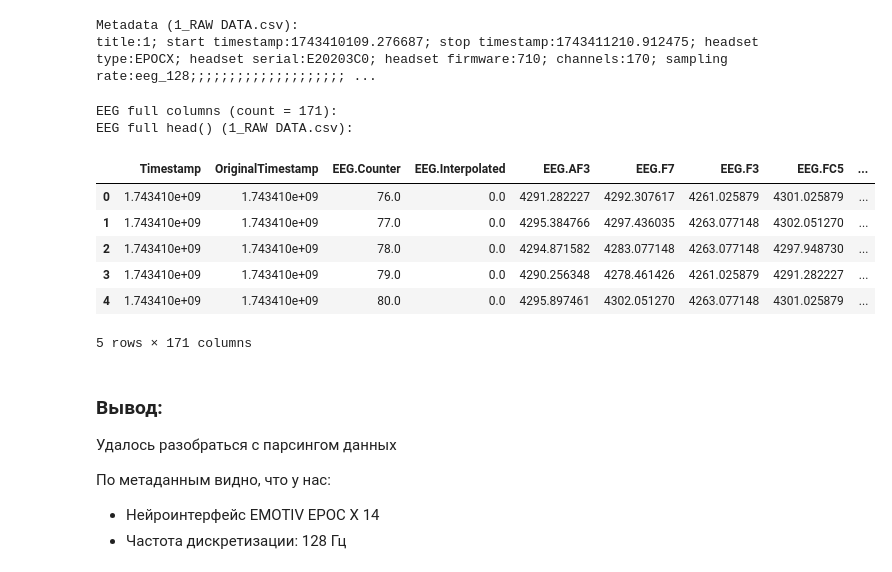
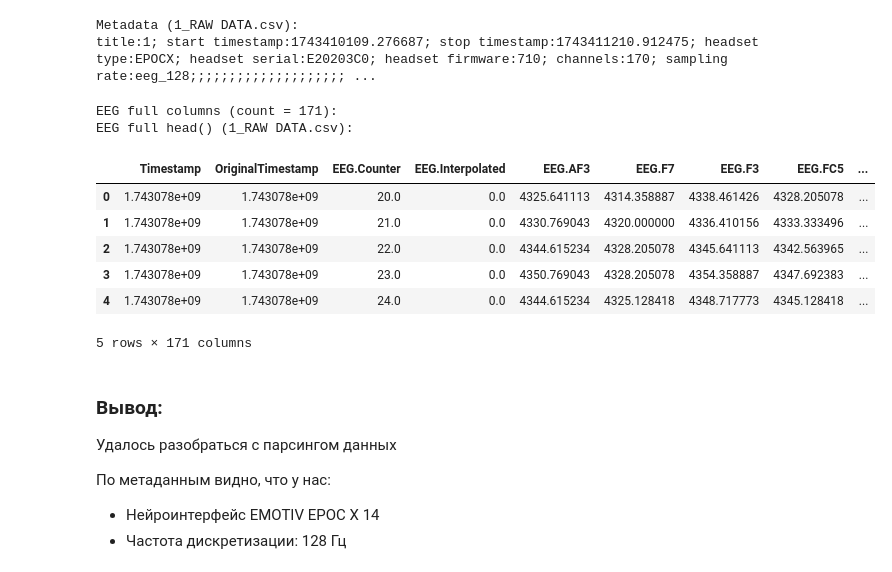
Before and after one commit to GribanovDS/EEG-EMOTIV---Data-Analysis, a Jupyter notebook: EEG_Emotiv_Data_Analysis.ipynb, the cells around one changed output. Saved outputs shown, nothing was run; the diff lists cells and outputs as text; code cells hidden in the pictures.

```diff
--- a/EEG_Emotiv_Data_Analysis.ipynb
+++ b/EEG_Emotiv_Data_Analysis.ipynb
@@ -150,24 +152,26 @@ print(eeg_full_metadata)
 Metadata (1_RAW DATA.csv):
 title:1; start timestamp:1743410109.276687; stop timestamp:1743411210.912475; headset type:EPOCX; headset serial:E20203C0; headset firmware:710; channels:170; sampling rate:eeg_128;;;;;;;;;;;;;;;;;;;; ...
 # %%
+eeg_full_path = base_dir / "0_RAW DATA.csv"
+
 eeg_full = pd.read_csv(
     eeg_full_path,
-    sep=";",
+    sep=",",
     skiprows=1,
     engine="python"
 )
 print("EEG full columns (count = {}):".format(len(eeg_full.columns)))
 print("EEG full head() (1_RAW DATA.csv):")
 eeg_full.head()
 # %% [output]
 EEG full columns (count = 171):
 EEG full head() (1_RAW DATA.csv):
 |  | Timestamp | OriginalTimestamp | EEG.Counter | EEG.Interpolated | EEG.AF3 | EEG.F7 | EEG.F3 | EEG.FC5 | ... |
-| 0 | 1.743410e+09 | 1.743410e+09 | 76.0 | 0.0 | 4291.282227 | 4292.307617 | 4261.025879 | 4301.025879 | ... |
-| 1 | 1.743410e+09 | 1.743410e+09 | 77.0 | 0.0 | 4295.384766 | 4297.436035 | 4263.077148 | 4302.051270 | ... |
-| 2 | 1.743410e+09 | 1.743410e+09 | 78.0 | 0.0 | 4294.871582 | 4283.077148 | 4263.077148 | 4297.948730 | ... |
-| 3 | 1.743410e+09 | 1.743410e+09 | 79.0 | 0.0 | 4290.256348 | 4278.461426 | 4261.025879 | 4291.282227 | ... |
-| 4 | 1.743410e+09 | 1.743410e+09 | 80.0 | 0.0 | 4295.897461 | 4302.051270 | 4263.077148 | 4301.025879 | ... |
+| 0 | 1.743078e+09 | 1.743078e+09 | 20.0 | 0.0 | 4325.641113 | 4314.358887 | 4338.461426 | 4328.205078 | ... |
+| 1 | 1.743078e+09 | 1.743078e+09 | 21.0 | 0.0 | 4330.769043 | 4320.000000 | 4336.410156 | 4333.333496 | ... |
+| 2 | 1.743078e+09 | 1.743078e+09 | 22.0 | 0.0 | 4344.615234 | 4328.205078 | 4345.641113 | 4342.563965 | ... |
+| 3 | 1.743078e+09 | 1.743078e+09 | 23.0 | 0.0 | 4350.769043 | 4328.205078 | 4354.358887 | 4347.692383 | ... |
+| 4 | 1.743078e+09 | 1.743078e+09 | 24.0 | 0.0 | 4344.615234 | 4325.128418 | 4348.717773 | 4345.128418 | ... |
 5 rows × 171 columns
 # %%
 # print(eeg_full.columns.tolist())
```
Also changed, not shown: parts of 6 cells of this notebook.
